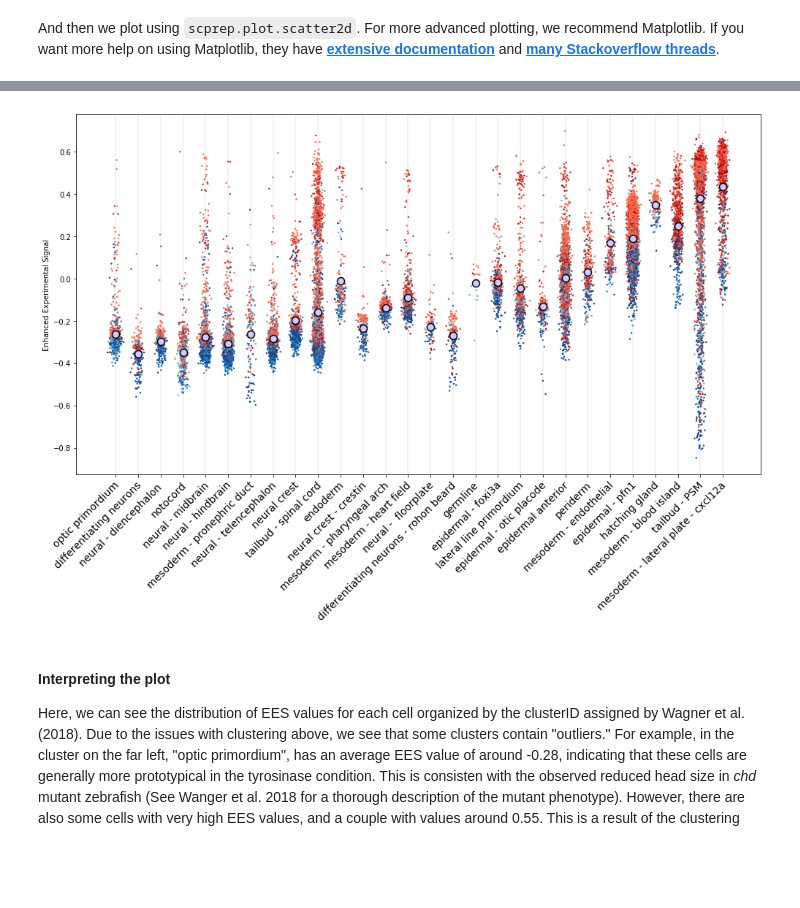
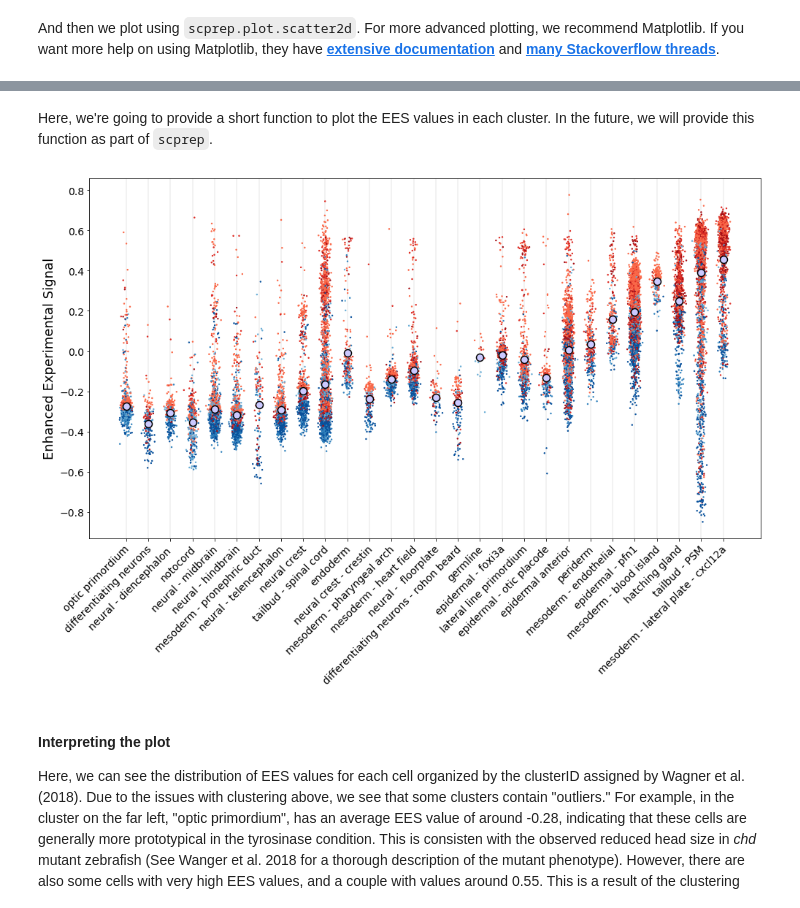
Before and after one commit to KrishnaswamyLab/MELD, a Jupyter notebook: notebooks/Wagner2018_Chordin_Cas9_Mutagenesis.ipynb, the cells around one changed output, grey strips where cells are left out. Drawn from its saved outputs; the diff is of its cells as text; code cells hidden in the pictures; blank space fills up the shorter version.

```diff
--- a/notebooks/Wagner2018_Chordin_Cas9_Mutagenesis.ipynb
+++ b/notebooks/Wagner2018_Chordin_Cas9_Mutagenesis.ipynb
@@ -397,17 +438,44 @@ ModuleNotFoundError: No module named 'dbio'
+# %% [markdown]
+Here, we're going to provide a short function to plot the EES values in each cluster. In the future, we will provide this function as part of `scprep`.
+# %%
+def plot_EES_in_clusters(ax, clusters, EES, c=None):
+
+    clusters_idx = np.arange(len(set(clusters)))
+    n_clusts =len(set(clusters_idx))
+
+    # Calculate means
+    means = np.zeros(n_clusts)
+    for i, cl in enumerate(np.unique(clusters)):
+        means[i] = np.mean(EES[clusters == cl])
+
+    # Plotting cells
+    x = clusters + np.random.normal(0, .1, len(clusters))
+    y = EES
+    r = np.random.choice(len(y), len(y), replace=False)
+    ax.scatter(x[r], y[r], c=c[r], s=2)
+
+    # Plotting means
+    ax.scatter(np.arange(n_clusts), means, c='#cbc9ff', edgecolors='black', lw=1.5, marker='o', zorder=3, s=100)
+
+    # Plotting vetical lines
+    for i in np.unique(clusters):
+        ax.axvline(i, c='k', lw=.1, zorder=0)
 # %%
 fig, ax = plt.subplots(1, figsize=(14,10))
-dbio.plot_groups_by_meld_score(ax, metadata['clustID'], meldscore=metadata['EES'], c=samples_cvec)
+plot_EES_in_clusters(ax, clusters=metadata['clusterID'], EES=metadata['EES'], c=samples_cvec)
 
-ax.set_xticks(np.arange(len(clust_labels)))
-ax.set_xticklabels(clust_labels, rotation=45, ha='right')
+cluster_labels = metadata.groupby('cluster').aggregate({'RES':np.mean}).sort_values('RES').index.values
 
-dbio.shift_ticklabels(fig, ax)
+ax.set_xticks(np.arange(len(cluster_labels)))
+ax.set_xticklabels(cluster_labels, rotation=45, ha='right', fontsize=14)
 
-ax.set_ylabel('Enhanced Experimental Signal')
+scprep.plot.utils.shift_ticklabels(ax.xaxis, dx=0.1)
 
+ax.set_ylabel('Enhanced Experimental Signal', fontsize=18)
+ax.tick_params(labelsize=14)
 fig.tight_layout()
 # %% [output]
-[figure, old version]
+[figure, new version]
 # %% [markdown]
 ####  Interpreting the plot
 
```
Also changed, not shown: parts of 45 cells of this notebook.
